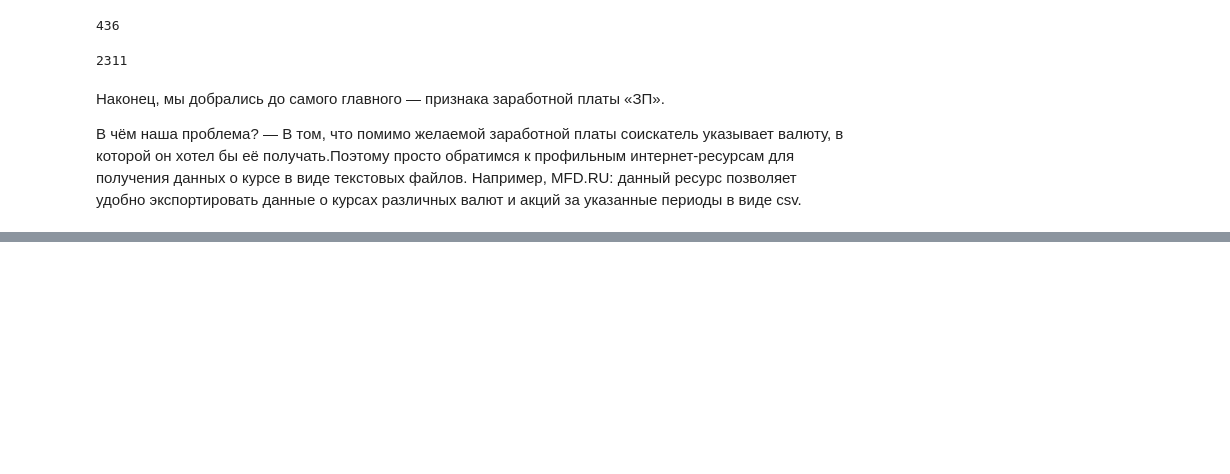
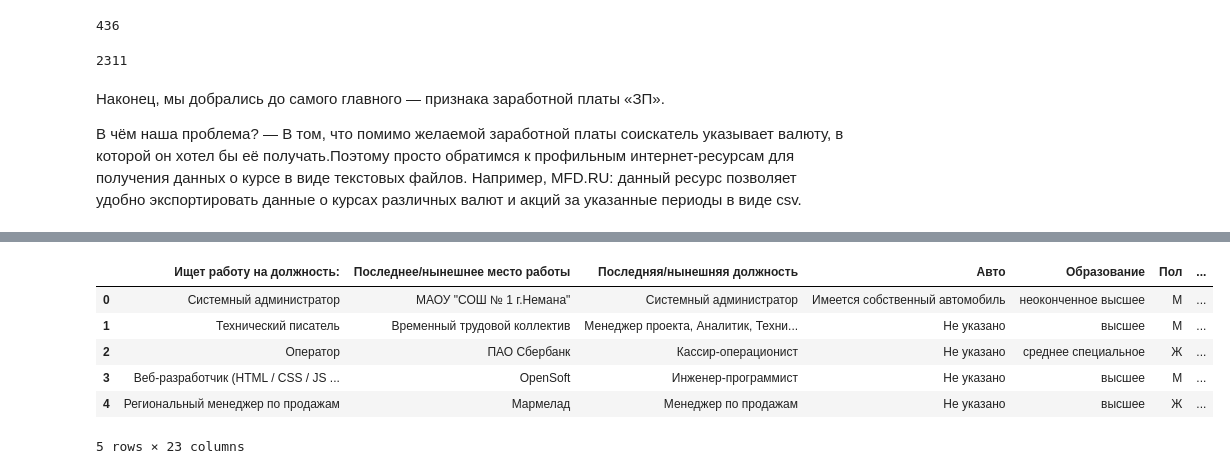
Before and after one commit to Eltralo/Project1, a Jupyter notebook: hh_analysis/hh_analysis.ipynb, the cells around one changed output, grey strips where cells are left out. Cells and saved outputs as stored; diff of their text form; code cells hidden in the pictures; blank space fills up the shorter version.

```diff
--- a/hh_analysis/hh_analysis.ipynb
+++ b/hh_analysis/hh_analysis.ipynb
@@ -250,0 +271,3 @@ display(hh_df[mask1 & mask2].shape[0])
+# %%
+rates_df = rates[['currency','date','proportion','close']]
+rates_df.head()
@@ -250,0 +295,7 @@ display(hh_df[mask1 & mask2].shape[0])
+# %%
+rates_df['date']=pd.to_datetime(rates_df['date'],dayfirst=True)
+rates_df['date']=rates_df['date'].dt.date
+hh_df['Обновление резюме'] = pd.to_datetime(hh_df['Обновление резюме'],dayfirst=True)
+hh_df['date']=hh_df['Обновление резюме'].dt.date
+hh_df.head()
+rates_df.head()
@@ -250,0 +319,2 @@ display(hh_df[mask1 & mask2].shape[0])
+# %%
+hh_df[['zp', 'currency']] = hh_df['ЗП'].str.split(' ', n=1, expand=True)
@@ -250,0 +335,4 @@ display(hh_df[mask1 & mask2].shape[0])
+# %%
+ISO_dict = {'руб.' : 'RUB', 'грн':'UAH','бел.руб.':'BYN', 'грн.':'UAH', 'сум' : 'UZS'}
+hh_df['currency']=hh_df['currency'].apply(lambda x: ISO_dict[x] if x in ISO_dict.keys() else x)
+hh_df['currency'].value_counts()
@@ -250,0 +351,25 @@ display(hh_df[mask1 & mask2].shape[0])
+# %%
+merged = hh_df.merge(
+    rates_df,
+    left_on = ['currency', 'date'],
+    right_on = ['currency', 'date',],
+    how = 'left'
+)
+merged['close']=merged['close'].fillna(1)
+merged['proportion']=merged['proportion'].fillna(1)
+merged['zp']=merged['zp'].astype('float')
+merged['ЗП (руб)']=merged['zp']*merged['close']/merged['proportion']
+merged.head()
+merged['ЗП (руб)'].median()
+merged.drop(['ЗП','zp','Опыт работы','Занятость','График','Обновление резюме','close','currency','proportion'],axis=1,inplace=True)
+merged.rename(columns = {' date ':' обновление резюме', 'Переезд':'Готовность к переездам', 'Командировки':'Готовность к командировкам'}, inplace = True )
+merged['Возраст']=merged['Возраст'].astype('int64')
+merged.head()
+# %% [output]
+|  | Ищет работу на должность: | Последнее/нынешнее место работы | Последняя/нынешняя должность | Авто | Образование | Пол | ... |
+| 0 | Системный администратор | МАОУ "СОШ № 1 г.Немана" | Системный администратор | Имеется собственный автомобиль | неоконченное высшее | М | ... |
+| 1 | Технический писатель | Временный трудовой коллектив | Менеджер проекта, Аналитик, Техни... | Не указано | высшее | М | ... |
+| 2 | Оператор | ПАО Сбербанк | Кассир-операционист | Не указано | среднее специальное | Ж | ... |
+| 3 | Веб-разработчик (HTML / CSS / JS ... | OpenSoft | Инженер-программист | Не указано | высшее | М | ... |
+| 4 | Региональный менеджер по продажам | Мармелад | Менеджер по продажам | Не указано | высшее | Ж | ... |
+5 rows × 23 columns
```
Also changed, not shown: parts of 15 cells of this notebook.
